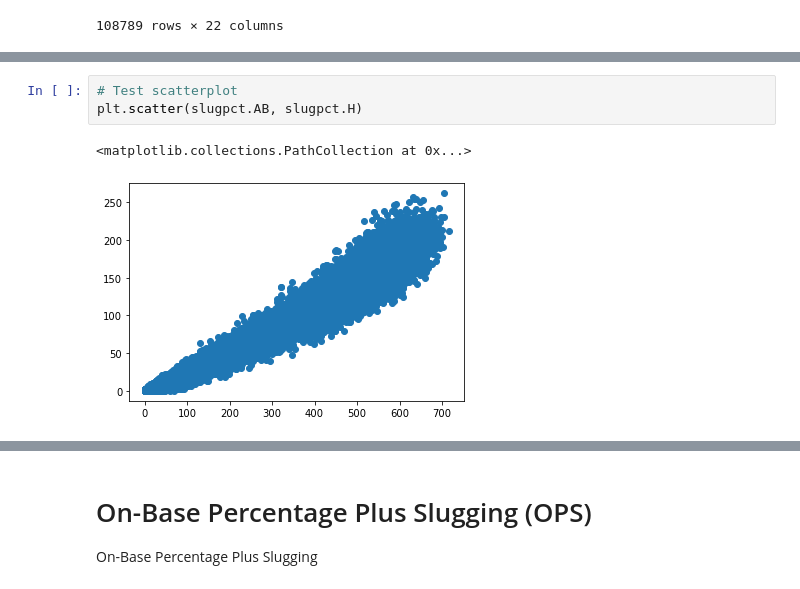
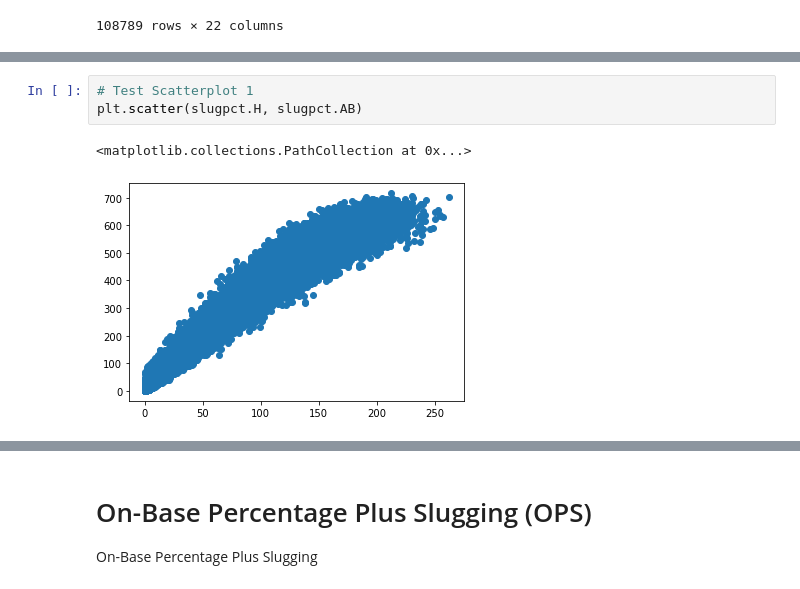
Before and after one commit to matthewjchin/Basics-of-Sabermetrics, a Jupyter notebook: Slugging.ipynb, the cells around one changed output, grey strips where cells are left out. Cells and saved outputs as stored; diff of their text form.

```diff
--- a/Slugging.ipynb
+++ b/Slugging.ipynb
@@ -174,6 +191,6 @@ Player:  zobribe01      Batting Avg: 0.260      AB: 150         Slugging: 0.313
 # %%
-# Test scatterplot
-plt.scatter(slugpct.AB, slugpct.H)
+# Test Scatterplot 1
+plt.scatter(slugpct.H, slugpct.AB)
 # %% [output]
 <matplotlib.collections.PathCollection at 0x...>
-[figure, old version]
+[figure, new version]
```
Also changed, not shown: parts of 11 cells of this notebook, 1 other file.
